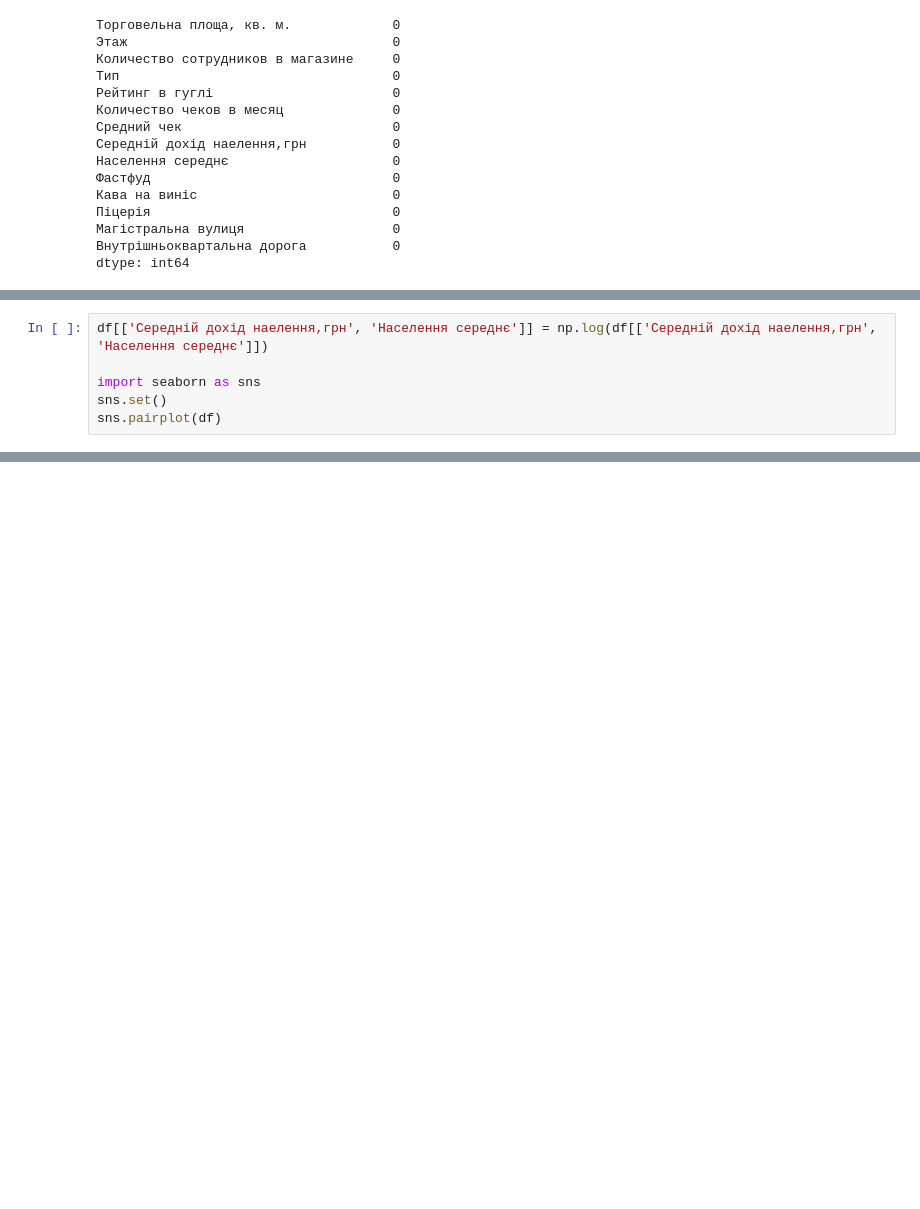
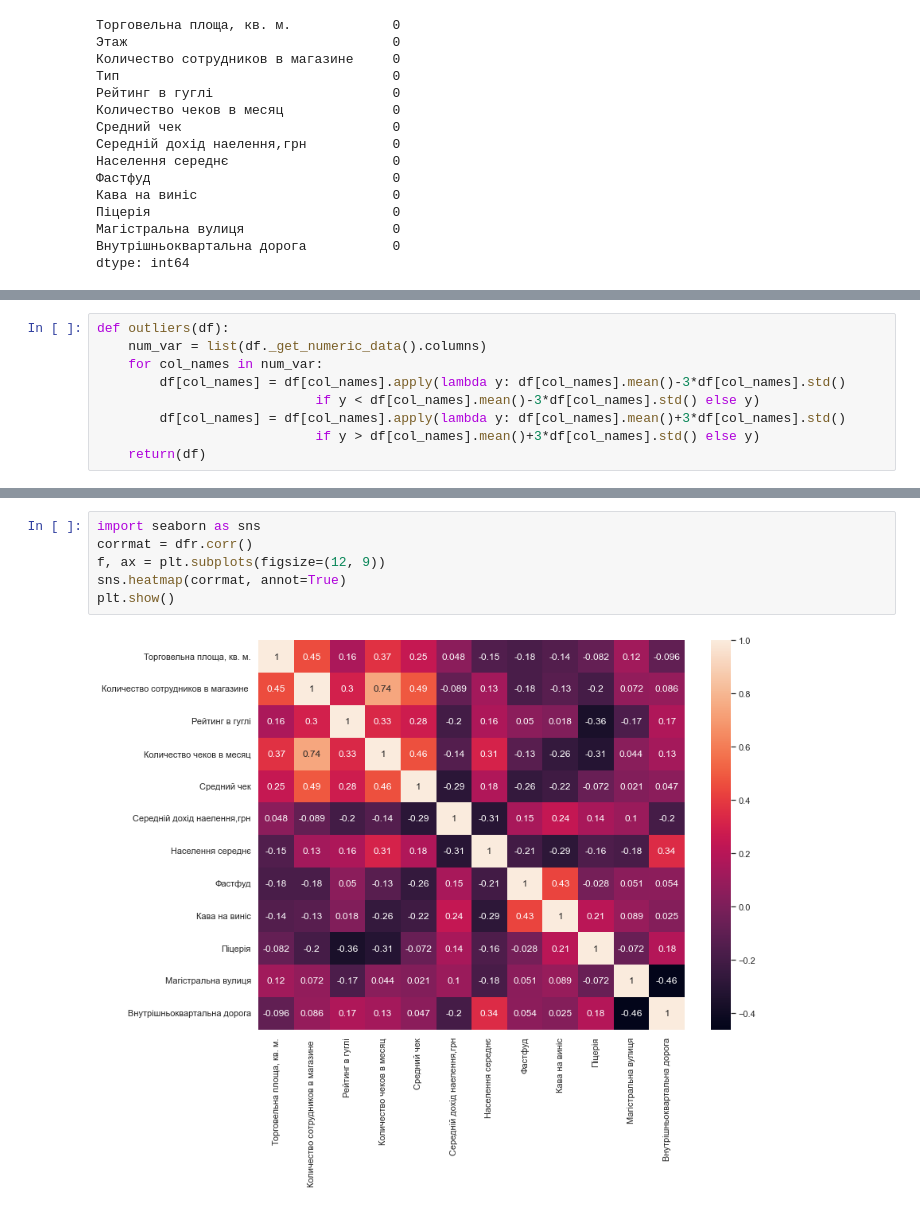
Before and after one commit to Saridzha/v, a Jupyter notebook: Untitled.ipynb, the cells around one changed output, grey strips where cells are left out. Drawn from its saved outputs; the diff is of its cells as text; blank space fills up the shorter version.

```diff
--- a/Untitled.ipynb
+++ b/Untitled.ipynb
@@ -219,6 +185,9 @@ Requirement already satisfied: pytz>=2017.3 in c:\users\julia\anaconda3\envs\sar
 # %%
-df[['Середній дохід наелення,грн', 'Населення середнє']] = np.log(df[['Середній дохід наелення,грн', 'Населення середнє']])
-
-import seaborn as sns
-sns.set()
-sns.pairplot(df)
+def outliers(df):
+    num_var = list(df._get_numeric_data().columns)
+    for col_names in num_var:
+        df[col_names] = df[col_names].apply(lambda y: df[col_names].mean()-3*df[col_names].std()
+                            if y < df[col_names].mean()-3*df[col_names].std() else y)
+        df[col_names] = df[col_names].apply(lambda y: df[col_names].mean()+3*df[col_names].std()
+                            if y > df[col_names].mean()+3*df[col_names].std() else y)
+    return(df)
@@ -227,0 +254,8 @@ sns.pairplot(df)
+# %%
+import seaborn as sns
+corrmat = dfr.corr()
+f, ax = plt.subplots(figsize=(12, 9))
+sns.heatmap(corrmat, annot=True)
+plt.show()
+# %% [output]
+[figure, added]
```
Also changed, not shown: parts of 28 cells of this notebook.
